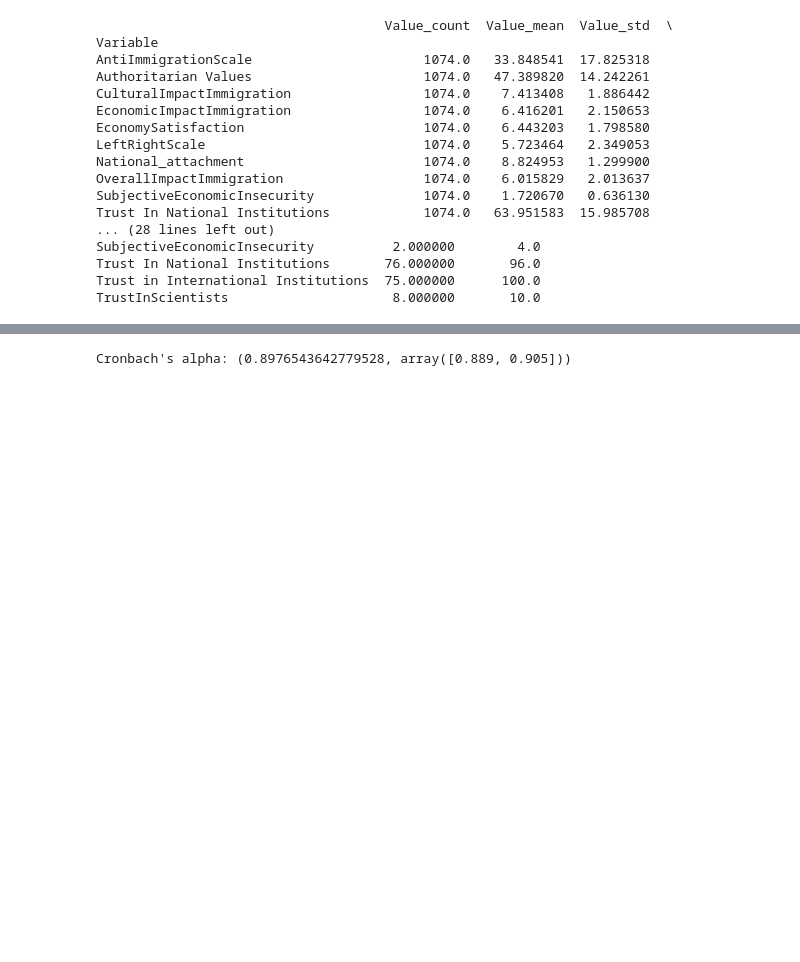
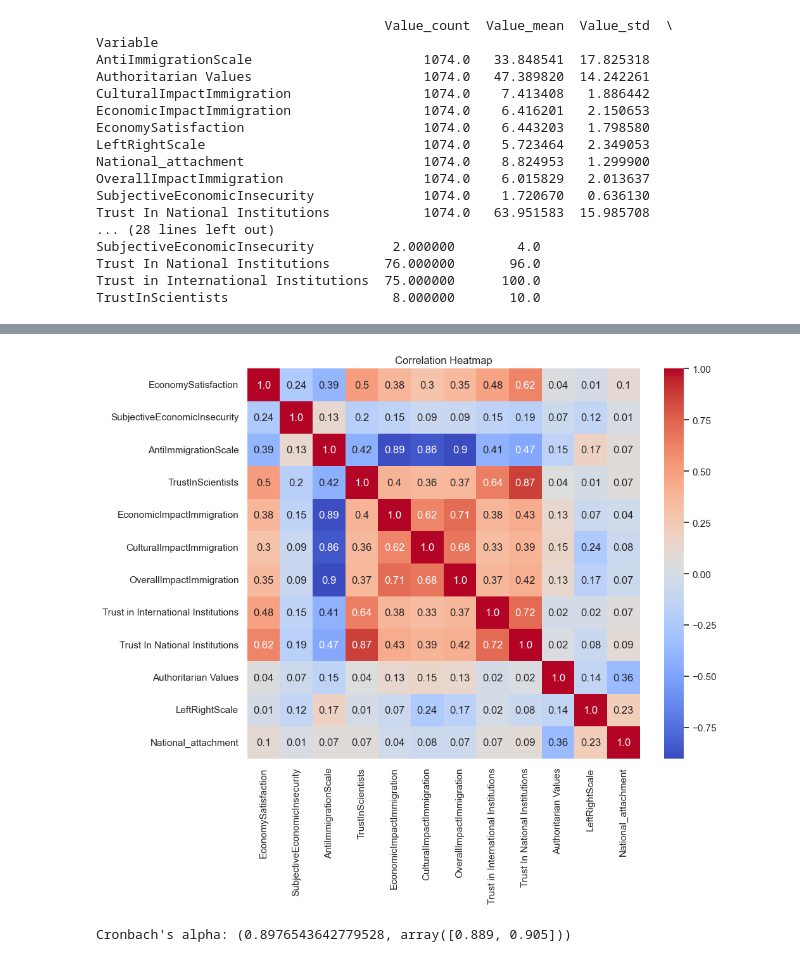
Before and after one commit to nachonachonacho/Portfolio_2023, a Jupyter notebook: IVR_UH_THESIS_2023/notebooks/IVR_UHThesis_2023.ipynb, the cells around one changed output, grey strips where cells are left out. Cells and saved outputs as stored; diff of their text form; code cells hidden in the pictures; blank space fills up the shorter version.

```diff
--- a/IVR_UH_THESIS_2023/notebooks/IVR_UHThesis_2023.ipynb
+++ b/IVR_UH_THESIS_2023/notebooks/IVR_UHThesis_2023.ipynb
@@ -381,0 +441,36 @@ TrustInScientists                     8.000000       10.0
+# %%
+import pandas as pd
+import seaborn as sns
+import matplotlib.pyplot as plt
+from scipy.stats import pearsonr
+
+# Select the columns of interest
+cols_to_select = ['EconomySatisfaction', 'SubjectiveEconomicInsecurity', 'AntiImmigrationScale', 'TrustInScientists',
+                  'EconomicImpactImmigration', 'CulturalImpactImmigration', 'OverallImpactImmigration',
+                  'Trust in International Institutions', 'Trust In National Institutions', 'Authoritarian Values',
+                  'LeftRightScale', 'National_attachment']
+
+# Subset the dataframe with selected columns
+selected_columns = model_df[cols_to_select]
+
+# Calculate correlation matrix and p-values
+correlation_matrix, p_values = selected_columns.corr(), selected_columns.corr(method='pearson').apply(lambda x: x.apply(lambda y: "{:.2f}".format(y))).astype(float)
+
+# Create the APA-formatted correlation table
+corr_table = correlation_matrix.round(2).abs().astype(str)
+
+
+# Output the correlation table
+print("Correlation Table:")
+print(corr_table.to_string())
+
+# Print the p-values
+print("\n\nP-values:")
+print(p_values.to_string())
+
+# Create the heatmap
+plt.figure(figsize=(10, 8))
+sns.heatmap(correlation_matrix, annot=corr_table, cmap="coolwarm", fmt="")
+plt.title("Correlation Heatmap")
+plt.show()
+# %% [output]
@@ -382,3 +494,4 @@ TrustInScientists                     8.000000       10.0
+[figure, added]
 # %%
 import pandas as pd
 import pingouin as pg
```
Also changed, not shown: parts of 28 cells of this notebook.
